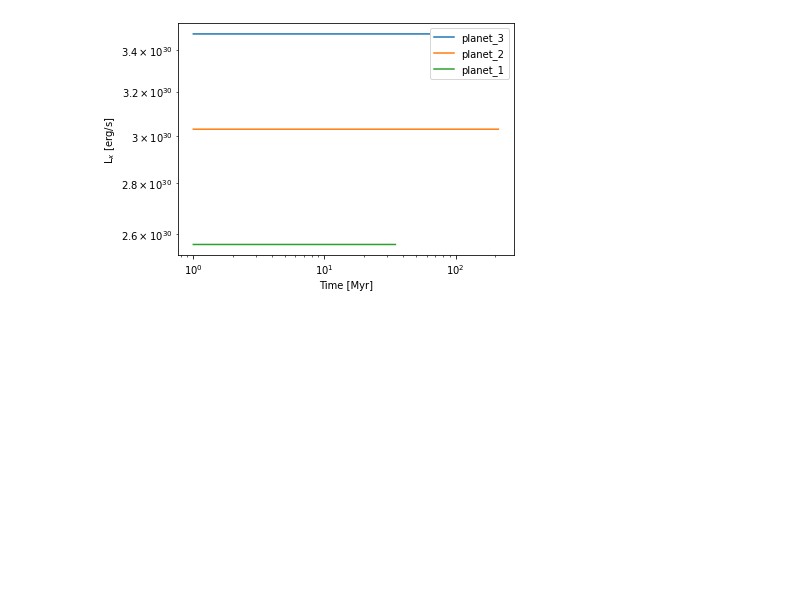
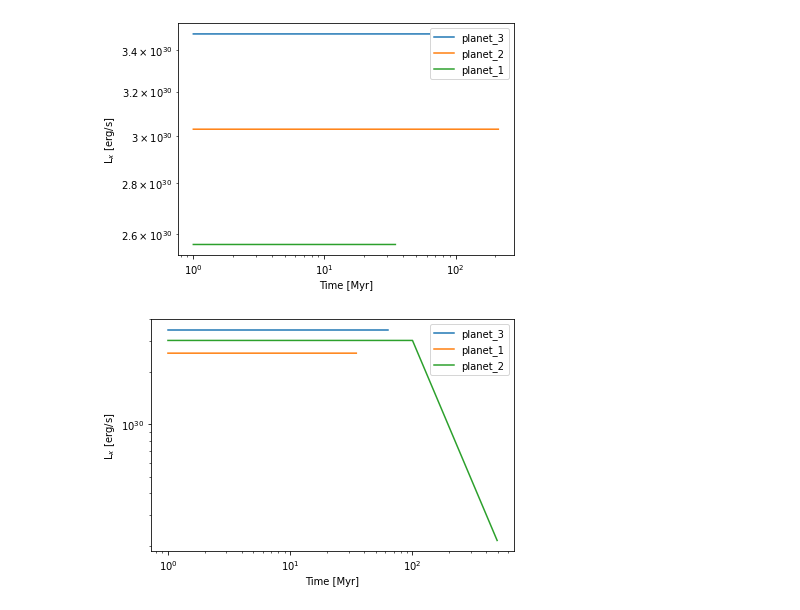
Before and after one commit to lketzer/multitrack, a Jupyter notebook: example/Test_platypos_and_multi_track.ipynb, the cells around one changed output. Saved outputs shown, nothing was run; the diff lists cells and outputs as text; code cells hidden in the pictures; blank space fills up the shorter version.

```diff
--- a/example/Test_platypos_and_multi_track.ipynb
+++ b/example/Test_platypos_and_multi_track.ipynb
@@ -308,3 +325,15 @@ ax.legend()
 plt.tight_layout();
 # %% [output]
 [figure]
+# %%
+fig, ax = plt.subplots()
+for pl in list(pl_df_dict.keys()):
+    df_pl = pl_df_dict[pl]
+    ax.plot(df_pl["t"+str(track)], df_pl["Lx"+str(track)], ls="-", marker="None", label=pl)
+
+ax.set_yscale("log"); ax.set_xscale("log")
+ax.set_ylabel("L$_x$ [erg/s]"); ax.set_xlabel("Time [Myr]")
+ax.legend()
+plt.tight_layout();
+# %% [output]
+[figure, added]
```
Also changed, not shown: parts of 6 cells of this notebook.
